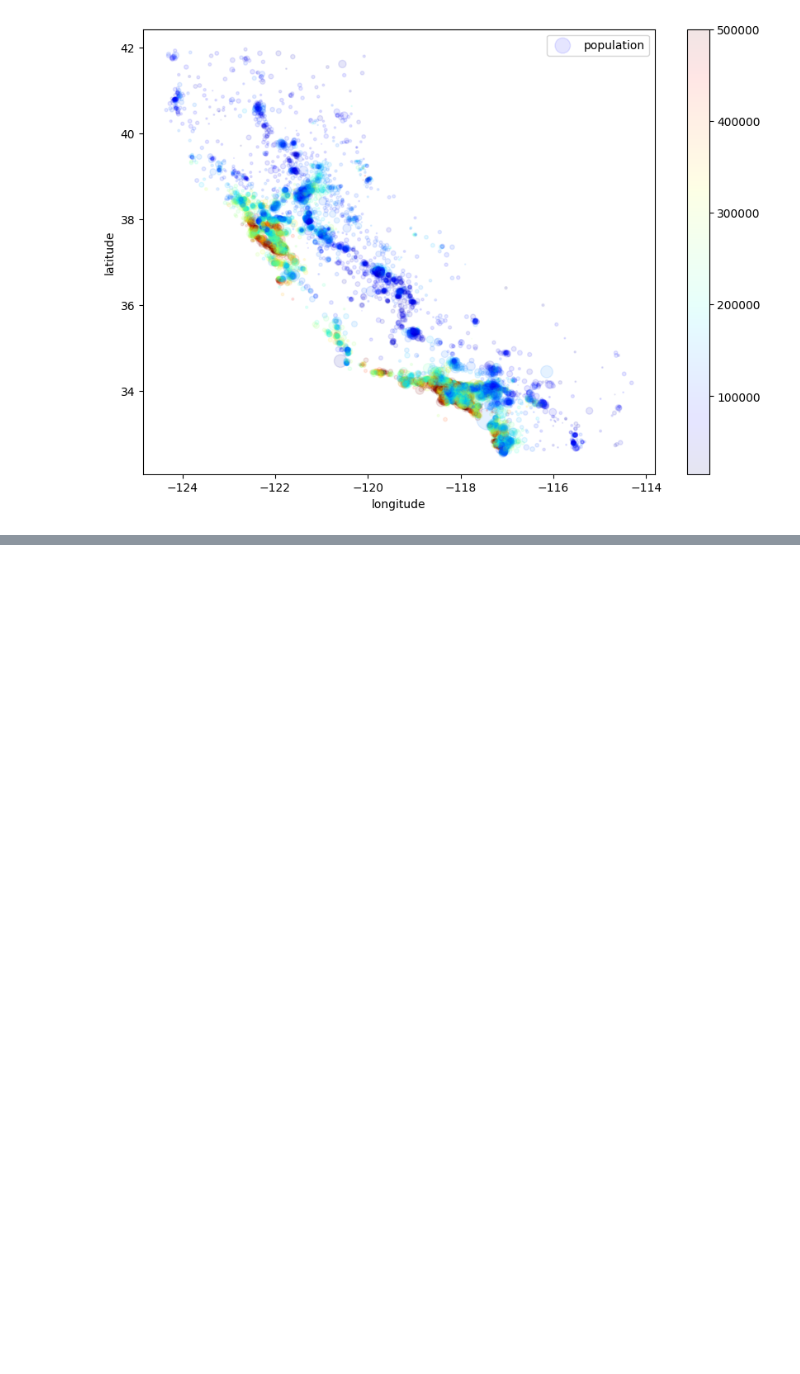
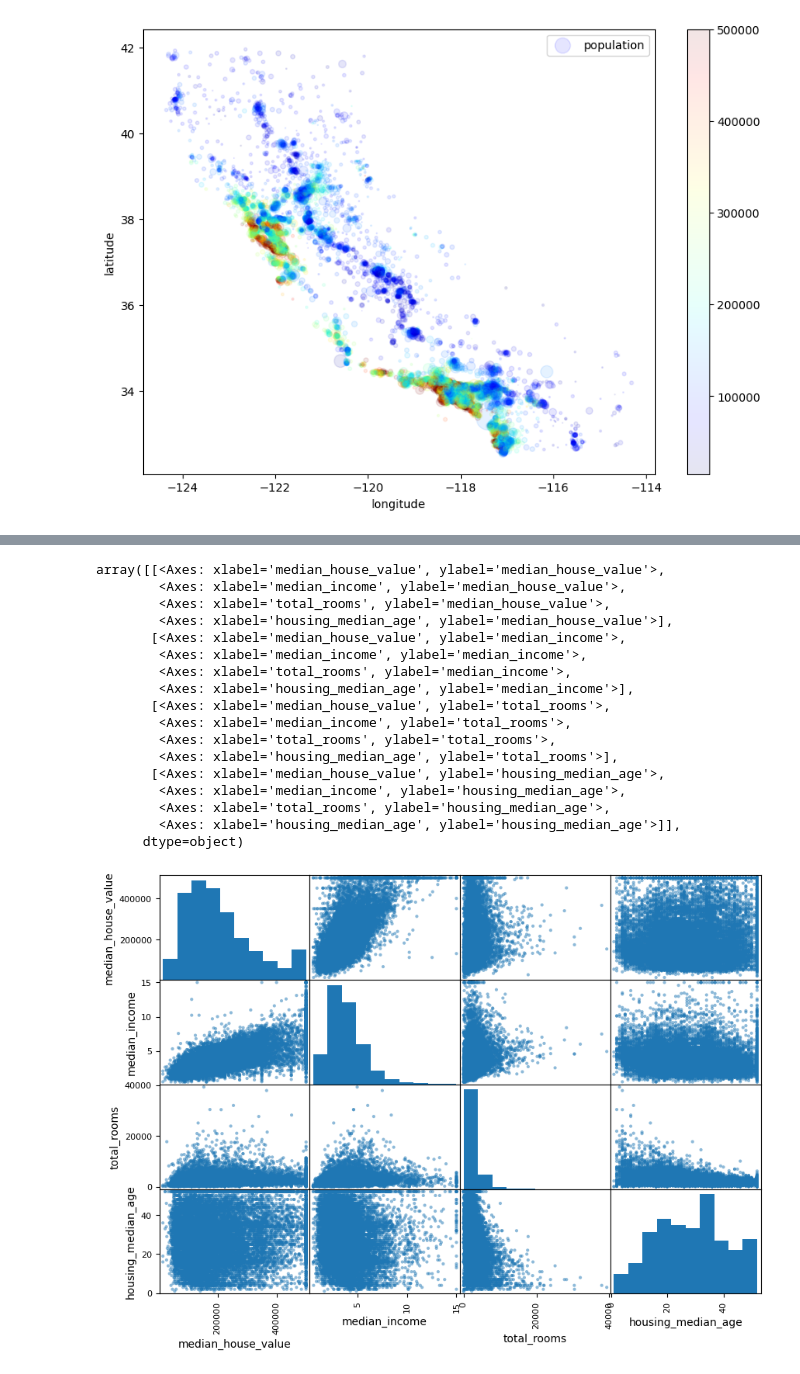
Before and after one commit to Abiskar07/ML_housing_prices, a Jupyter notebook: ML.ipynb, the cells around one changed output, grey strips where cells are left out. Saved outputs shown, nothing was run; the diff lists cells and outputs as text; code cells hidden in the pictures; blank space fills up the shorter version.

```diff
--- a/ML.ipynb
+++ b/ML.ipynb
@@ -138,8 +140,8 @@ test_set.shape[0]
 # %% [output]
 4128
 # %%
-df["median_income"]=np.ceil(df["median_income"]/1.5)
-df["income_cat"]=df["median_income"].where(df["median_income"]<5, 5.0)
+df["income_cat"]=np.ceil(df["median_income"]/1.5)
+df["income_cat"]=df["income_cat"].where(df["income_cat"]<5, 5.0)
 # %%
 df.hist(column="income_cat")
 # %% [output]
@@ -204,0 +229,22 @@ housing.plot(
+# %%
+attributes=["median_house_value", "median_income", "total_rooms", "housing_median_age"]
+scatter_matrix(housing[attributes],figsize=(10,7))
+# %% [output]
+array([[<Axes: xlabel='median_house_value', ylabel='median_house_value'>,
+        <Axes: xlabel='median_income', ylabel='median_house_value'>,
+        <Axes: xlabel='total_rooms', ylabel='median_house_value'>,
+        <Axes: xlabel='housing_median_age', ylabel='median_house_value'>],
+       [<Axes: xlabel='median_house_value', ylabel='median_income'>,
+        <Axes: xlabel='median_income', ylabel='median_income'>,
+        <Axes: xlabel='total_rooms', ylabel='median_income'>,
+        <Axes: xlabel='housing_median_age', ylabel='median_income'>],
+       [<Axes: xlabel='median_house_value', ylabel='total_rooms'>,
+        <Axes: xlabel='median_income', ylabel='total_rooms'>,
+        <Axes: xlabel='total_rooms', ylabel='total_rooms'>,
+        <Axes: xlabel='housing_median_age', ylabel='total_rooms'>],
+       [<Axes: xlabel='median_house_value', ylabel='housing_median_age'>,
+        <Axes: xlabel='median_income', ylabel='housing_median_age'>,
+        <Axes: xlabel='total_rooms', ylabel='housing_median_age'>,
+        <Axes: xlabel='housing_median_age', ylabel='housing_median_age'>]],
+      dtype=object)
+[figure, added]
```
Also changed, not shown: parts of 13 cells of this notebook.
